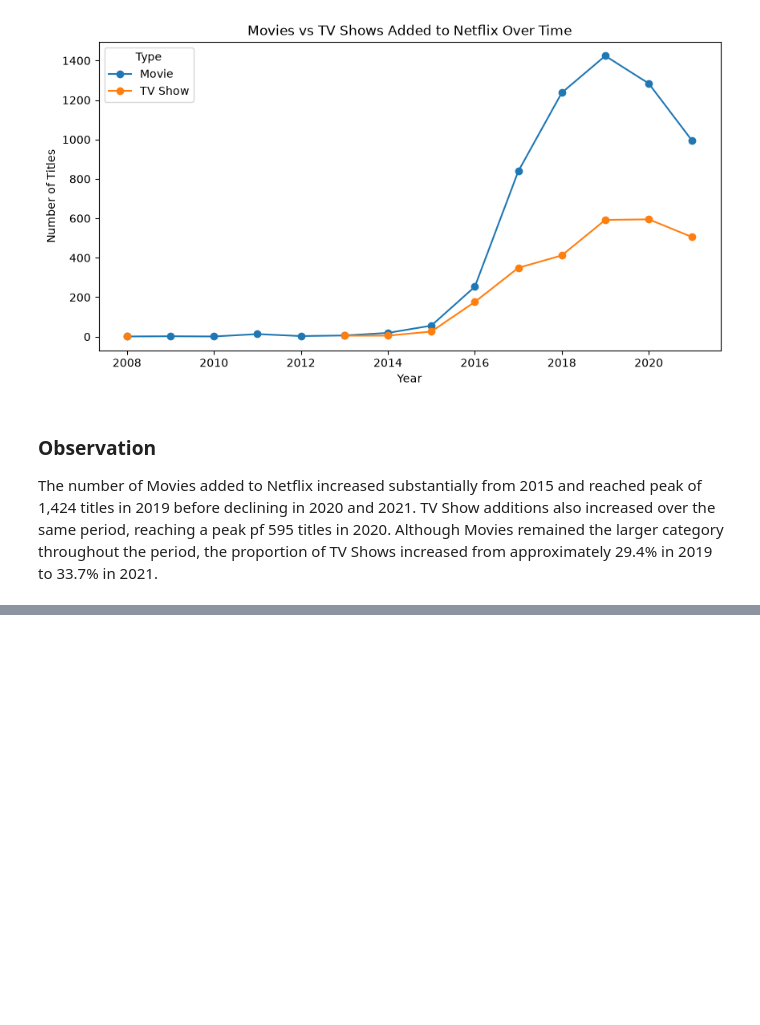
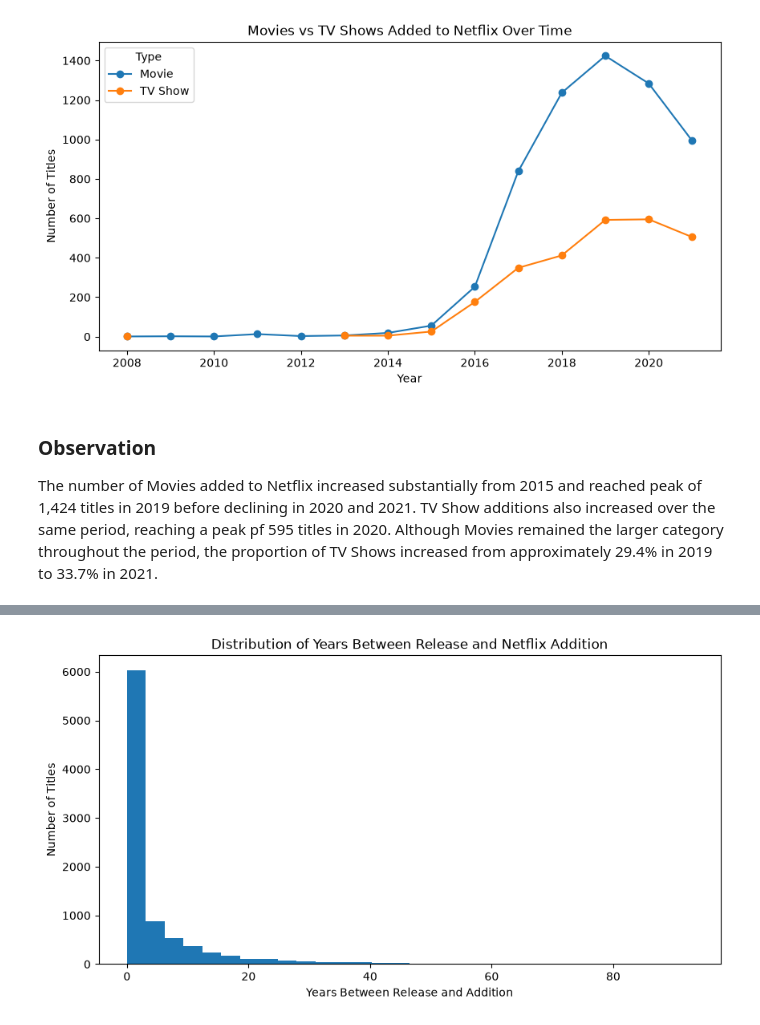
Before and after one commit to Minakshi-kaushik/Netflix-Data-Analysis, a Jupyter notebook: notebooks/netflix_analysis.ipynb, the cells around one changed output, grey strips where cells are left out. Cells and saved outputs as stored; diff of their text form; code cells hidden in the pictures; blank space fills up the shorter version.

Commit message:
Complete Netflix EDA and visualizations

```diff
--- a/notebooks/netflix_analysis.ipynb
+++ b/notebooks/netflix_analysis.ipynb
@@ -189,5 +189,6 @@ df[df["date_added"].isnull()][["show_id", "title", "date_added"]]
 # %%
 
+df["date_added"] = df["date_added"].str.strip()
 df["date_added"] = pd.to_datetime(df["date_added"])
 # %%
 df["date_added"].dtype
@@ -343,3 +344,6 @@ plt.show()
 # %% [markdown]
 ### Observation
 The number of Movies added to Netflix increased substantially from 2015 and reached peak of 1,424 titles in 2019 before declining in 2020 and 2021. TV Show additions also increased over the same period, reaching a peak pf 595 titles in 2020. Although Movies remained the larger category throughout the period, the proportion of TV Shows increased from approximately 29.4% in 2019 to 33.7% in 2021.
+# %%
+df["date_added_year"] = df["date_added"].dt.year
+df["years_to_add"] = df["date_added_year"]-df["release_year"]
@@ -345,0 +400,3 @@ The number of Movies added to Netflix increased substantially from 2015 and reac
+# %%
+df_gap = df[df["years_to_add"] >= 0].copy()
+df_gap["years_to_add"].describe()
@@ -345,0 +433,14 @@ The number of Movies added to Netflix increased substantially from 2015 and reac
+# %%
+plt.figure(figsize=(10,5))
+
+plt.hist(df_gap["years_to_add"], bins=30)
+
+plt.title("Distribution of Years Between Release and Netflix Addition")
+plt.xlabel("Years Between Release and Addition")
+plt.ylabel("Number of Titles")
+
+plt.savefig("../visualizations/years_to_add_distribution.png", bbox_inches = "tight")
+
+plt.show()
+# %% [output]
+[figure, added]
```
Also changed, not shown: parts of 29 cells of this notebook, 5 other files.
